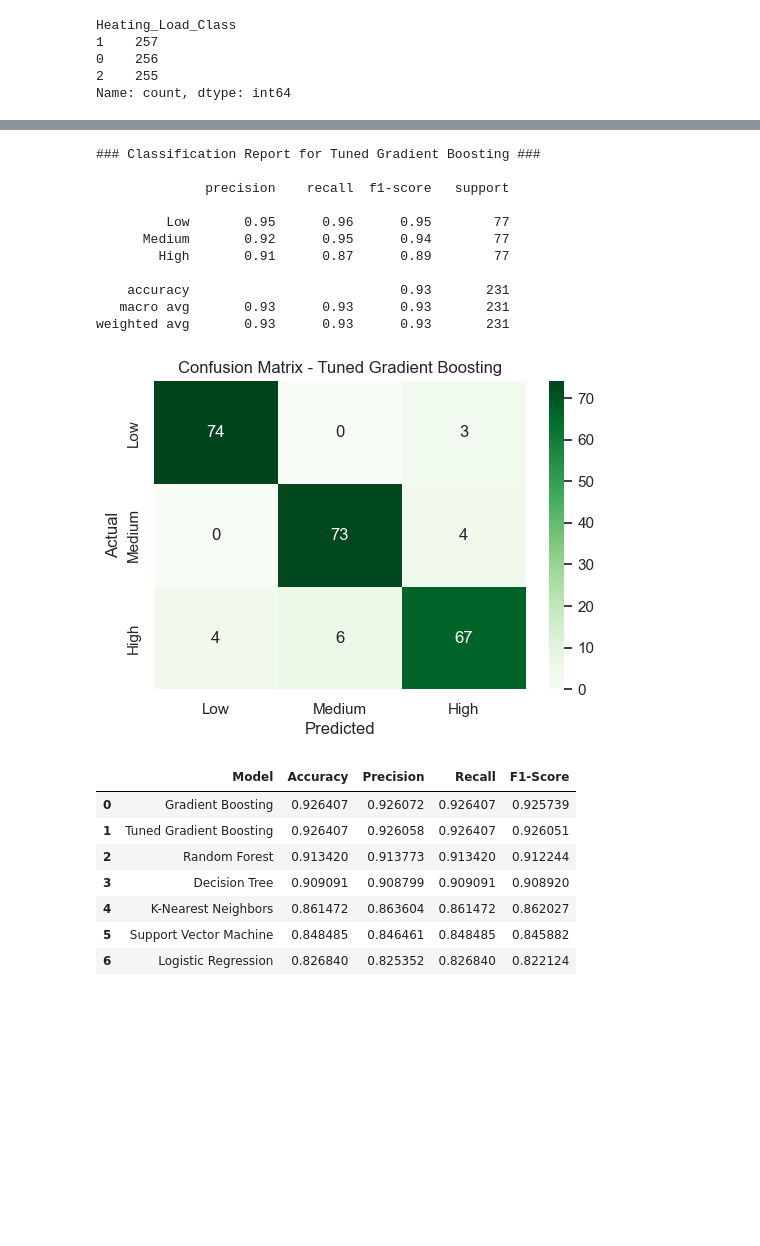
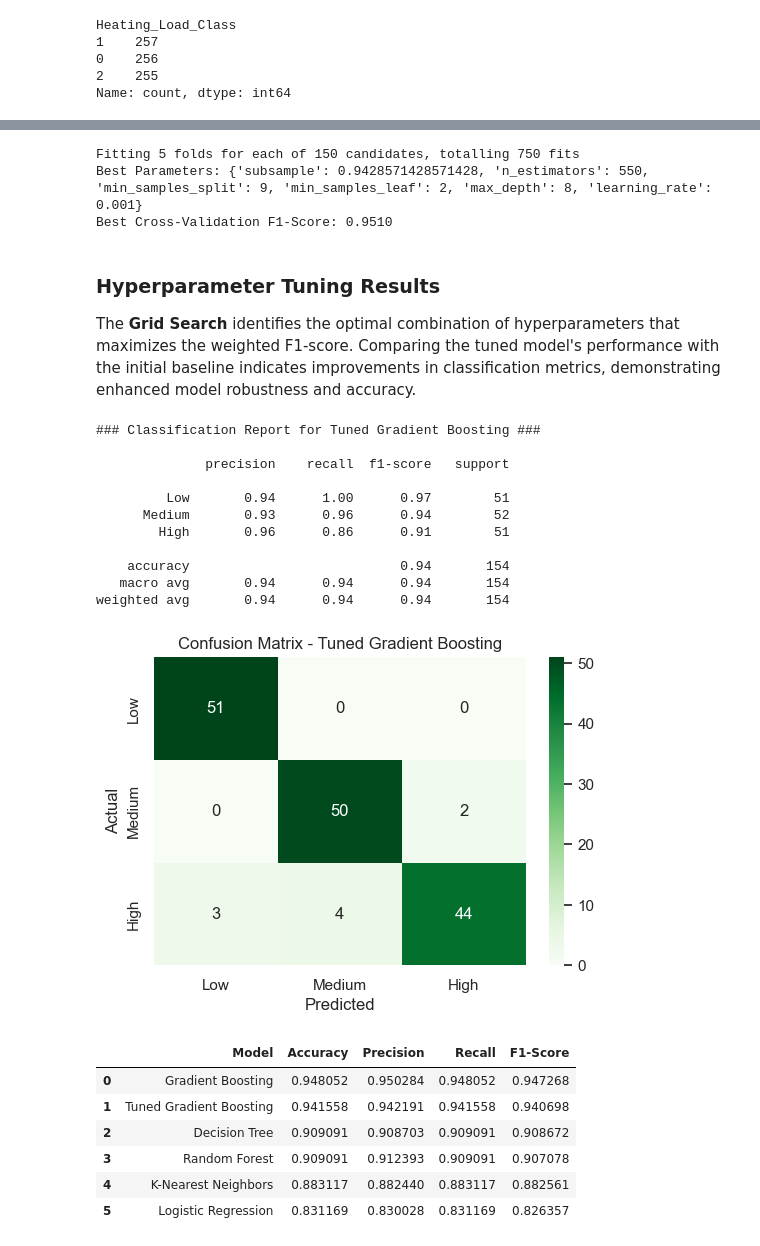
Before and after one commit to Atharva-Gondhali/Classification-of-buildings-based-on-energy-efficiency-MLC, a Jupyter notebook: main.ipynb, the cells around one changed output, grey strips where cells are left out. Drawn from its saved outputs; the diff is of its cells as text; code cells hidden in the pictures; blank space fills up the shorter version.

```diff
--- a/main.ipynb
+++ b/main.ipynb
@@ -193,7 +269,7 @@ X = df_class.drop('Heating_Load_Class', axis=1)
 y = df_class['Heating_Load_Class']
 
 # Train-test split
-X_train, X_test, y_train, y_test = train_test_split(X, y, test_size=0.3, random_state=42, stratify=y)
+X_train, X_test, y_train, y_test = train_test_split(X, y, test_size=0.2, random_state=42, stratify=y)
 
 print(f"Training set: {X_train.shape}, Testing set: {X_test.shape}")
 # %% [output]
@@ -205,7 +285,6 @@ models = {
     'Decision Tree': DecisionTreeClassifier(random_state=42),
     'Random Forest': RandomForestClassifier(random_state=42),
     'Gradient Boosting': GradientBoostingClassifier(random_state=42),
-    'Support Vector Machine': SVC(random_state=42, probability=True),
     'K-Nearest Neighbors': KNeighborsClassifier()
 }
 # %%
@@ -348,6 +416,47 @@ Best Cross-Validation F1-Score: 0.9647
+# %%
+from sklearn.model_selection import RandomizedSearchCV
+import numpy as np
+from sklearn.ensemble import GradientBoostingClassifier
+
+# Define a broader search space for RandomizedSearchCV
+param_distributions_gb = {
+    'n_estimators': np.arange(100, 700, 50),  # Extended range for estimators
+    'learning_rate': np.linspace(0.001, 0.3, 20),  # Extended to lower learning rates
+    'max_depth': np.arange(3, 15),  # Extended depth for more complexity
+    'min_samples_split': np.arange(2, 21),  # Slightly wider range
+    'min_samples_leaf': np.arange(1, 10),  # More flexibility in leaf sizes
+    'subsample': np.linspace(0.6, 1.0, 8)  # Extended to cover a smaller subsample size
+}
+
+# Initialize RandomizedSearchCV for Gradient Boosting
+random_search_gb = RandomizedSearchCV(
+    estimator=GradientBoostingClassifier(random_state=42),
+    param_distributions=param_distributions_gb,
+    n_iter=150,  # Increased iterations to explore more combinations
+    cv=5,
+    n_jobs=-1,
+    verbose=2,
+    random_state=42,
+    scoring='f1_weighted'
+)
+
+# Fit RandomizedSearchCV to the training data
+random_search_gb.fit(X_train, y_train)
+
+# Display best parameters and best score
+print(f"Best Parameters: {random_search_gb.best_params_}")
+print(f"Best Cross-Validation F1-Score: {random_search_gb.best_score_:.4f}")
+# %% [output]
+Fitting 5 folds for each of 150 candidates, totalling 750 fits
+Best Parameters: {'subsample': 0.9428571428571428, 'n_estimators': 550, 'min_samples_split': 9, 'min_samples_leaf': 2, 'max_depth': 8, 'learning_rate': 0.001}
+Best Cross-Validation F1-Score: 0.9510
+# %% [markdown]
+### Hyperparameter Tuning Results
+
+The **Grid Search** identifies the optimal combination of hyperparameters that maximizes the weighted F1-score. Comparing the tuned model's performance with the initial baseline indicates improvements in classification metrics, demonstrating enhanced model robustness and accuracy.
 # %%
 # Retrieve the best estimator from GridSearchCV
-tuned_gb = grid_gb.best_estimator_
+tuned_gb = random_search_gb.best_estimator_
 
 # Make predictions with the tuned model
 y_pred_tuned = tuned_gb.predict(X_test)
@@ -360,45 +469,44 @@ print(classification_report(y_test, y_pred_tuned, target_names=['Low', 'Medium',
 plt.figure(figsize=(6,4))
 conf_matrix_tuned = confusion_matrix(y_test, y_pred_tuned)
 sns.heatmap(conf_matrix_tuned, annot=True, fmt='d', cmap='Greens',
             xticklabels=['Low', 'Medium', 'High'],
             yticklabels=['Low', 'Medium', 'High'])
 plt.ylabel('Actual')
 plt.xlabel('Predicted')
 plt.title(f'Confusion Matrix - Tuned {best_model_name}')
 plt.show()
 
 # Update Performance DataFrame with Tuned Model
 performance_tuned = {
     'Model': f'Tuned {best_model_name}',
     'Accuracy': accuracy_score(y_test, y_pred_tuned),
     'Precision': precision_score(y_test, y_pred_tuned, average='weighted'),
     'Recall': recall_score(y_test, y_pred_tuned, average='weighted'),
     'F1-Score': f1_score(y_test, y_pred_tuned, average='weighted')
 }
 
 # Append to the performance list and create a new DataFrame
 performance.append(performance_tuned)
 performance_df = pd.DataFrame(performance)
 performance_df = performance_df.sort_values(by='Accuracy', ascending=False).reset_index(drop=True)
 performance_df
 # %% [output]
 ### Classification Report for Tuned Gradient Boosting ###
 
               precision    recall  f1-score   support
 
-         Low       0.95      0.96      0.95        77
-      Medium       0.92      0.95      0.94        77
-        High       0.91      0.87      0.89        77
+         Low       0.94      1.00      0.97        51
+      Medium       0.93      0.96      0.94        52
+        High       0.96      0.86      0.91        51
 
-    accuracy                           0.93       231
-   macro avg       0.93      0.93      0.93       231
-weighted avg       0.93      0.93      0.93       231
+    accuracy                           0.94       154
+   macro avg       0.94      0.94      0.94       154
+weighted avg       0.94      0.94      0.94       154
-[figure, old version]
+[figure, new version]
 |  | Model | Accuracy | Precision | Recall | F1-Score |
-| 0 | Gradient Boosting | 0.926407 | 0.926072 | 0.926407 | 0.925739 |
-| 1 | Tuned Gradient Boosting | 0.926407 | 0.926058 | 0.926407 | 0.926051 |
-| 2 | Random Forest | 0.913420 | 0.913773 | 0.913420 | 0.912244 |
-| 3 | Decision Tree | 0.909091 | 0.908799 | 0.909091 | 0.908920 |
-| 4 | K-Nearest Neighbors | 0.861472 | 0.863604 | 0.861472 | 0.862027 |
-| 5 | Support Vector Machine | 0.848485 | 0.846461 | 0.848485 | 0.845882 |
-| 6 | Logistic Regression | 0.826840 | 0.825352 | 0.826840 | 0.822124 |
+| 0 | Gradient Boosting | 0.948052 | 0.950284 | 0.948052 | 0.947268 |
+| 1 | Tuned Gradient Boosting | 0.941558 | 0.942191 | 0.941558 | 0.940698 |
+| 2 | Decision Tree | 0.909091 | 0.908703 | 0.909091 | 0.908672 |
+| 3 | Random Forest | 0.909091 | 0.912393 | 0.909091 | 0.907078 |
+| 4 | K-Nearest Neighbors | 0.883117 | 0.882440 | 0.883117 | 0.882561 |
+| 5 | Logistic Regression | 0.831169 | 0.830028 | 0.831169 | 0.826357 |
```
Also changed, not shown: parts of 24 cells of this notebook.
